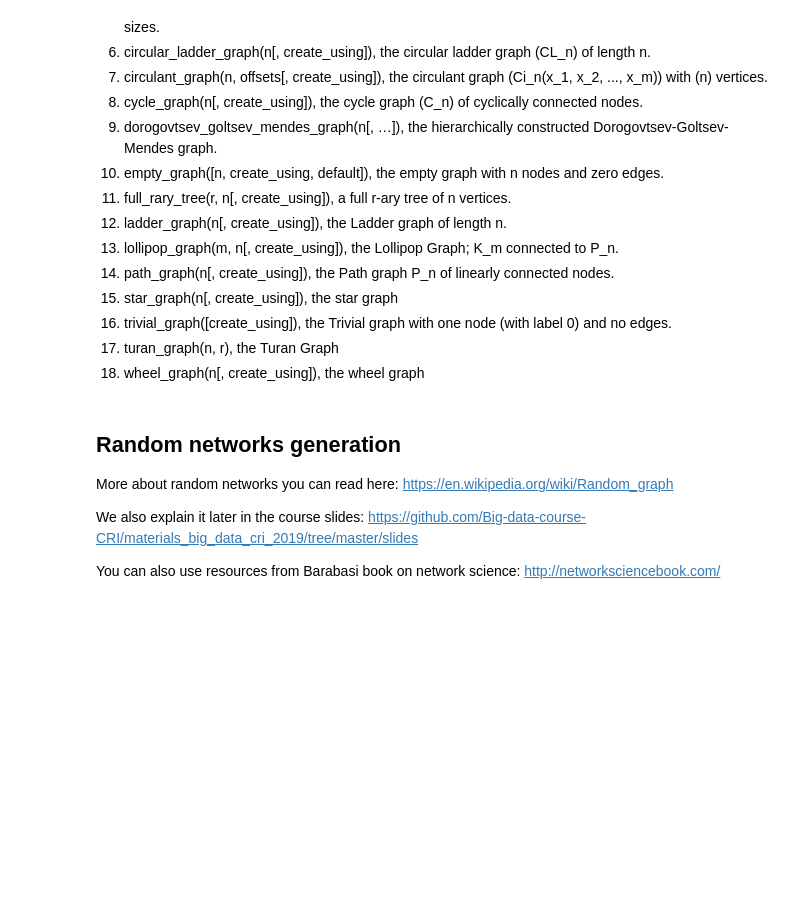
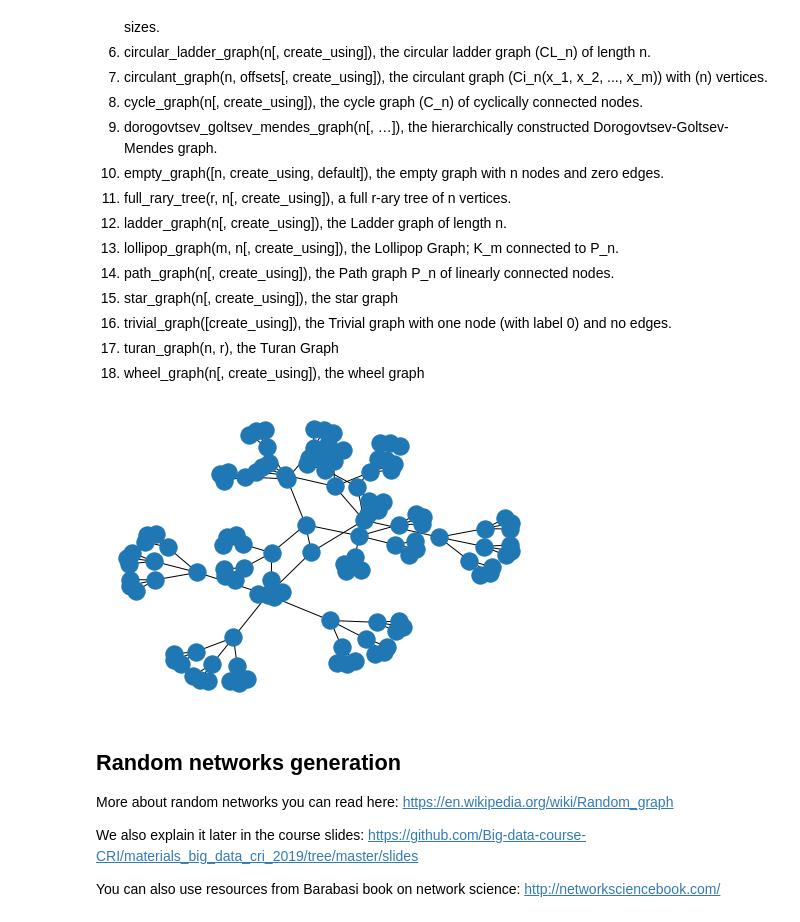
Before and after one commit to rtackx/materials_big_data_cri_2019, a Jupyter notebook: resources Python/network_generation.ipynb, the cells around one changed output. Cells and saved outputs as stored; diff of their text form; code cells hidden in the pictures; blank space fills up the shorter version.

```diff
--- a/resources Python/network_generation.ipynb
+++ b/resources Python/network_generation.ipynb
@@ -53,6 +53,14 @@ Other pre-assigned network classes return:
 16. trivial_graph([create_using]), the Trivial graph with one node (with label 0) and no edges.
 17. turan_graph(n, r), the Turan Graph
 18. wheel_graph(n[, create_using]), the wheel graph
+# %%
+import networkx as nx
+r = 3
+h = 4
+G = nx.balanced_tree(r, h)
+nx.draw(G)
+# %% [output]
+[figure, added]
 # %% [markdown]
 ## Random networks generation
 
```
